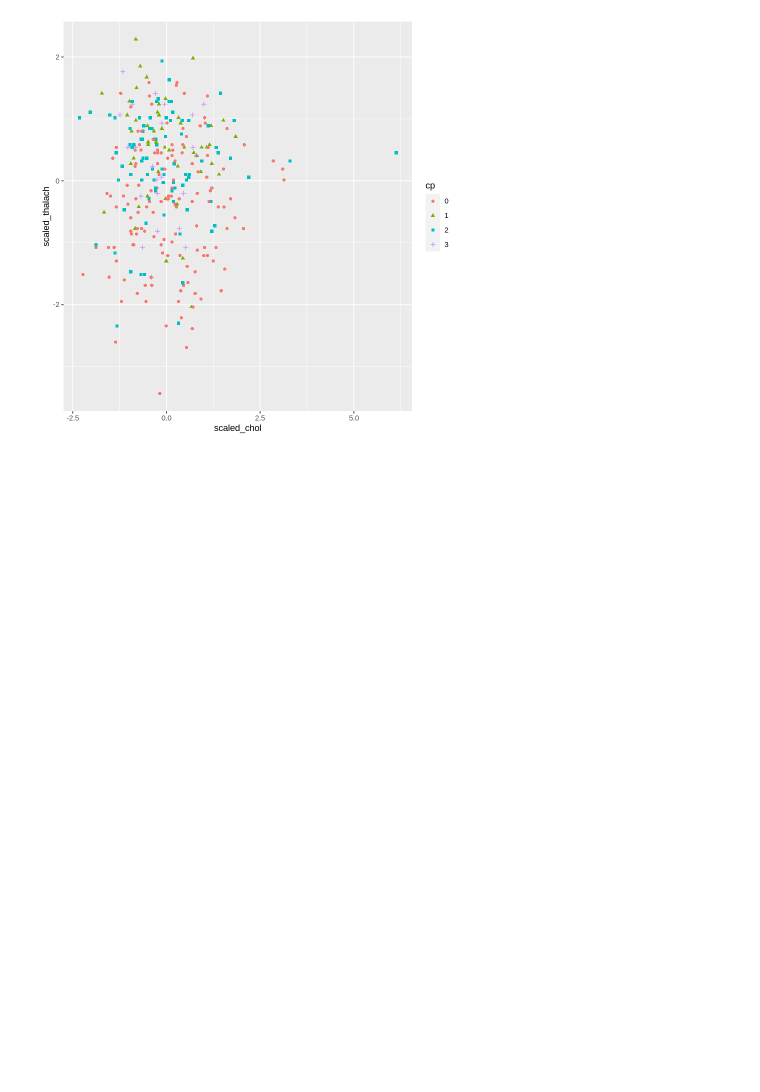
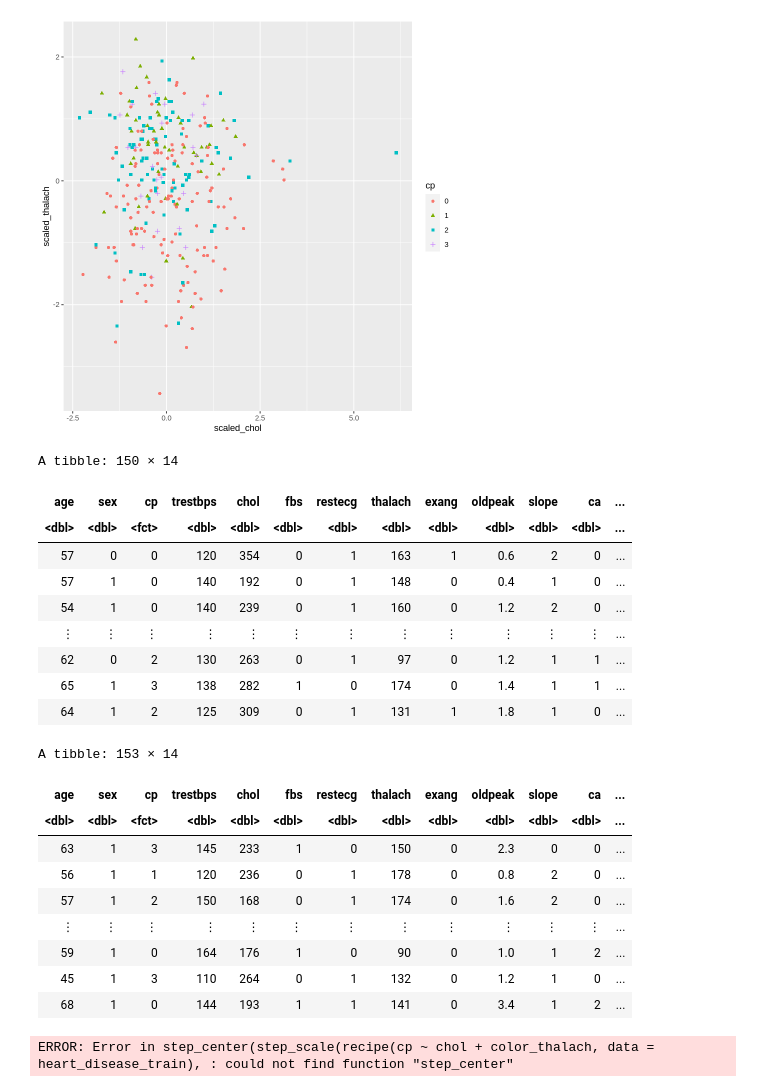
Before and after one commit to Chr1zz-D/dsci-100-demo, a Jupyter notebook: groupproposal data.ipynb, the cells around one changed output. Drawn from its saved outputs; the diff is of its cells as text; code cells hidden in the pictures; blank space fills up the shorter version.

```diff
--- a/groupproposal data.ipynb
+++ b/groupproposal data.ipynb
@@ -24,12 +27,12 @@ options(repr.matrix.max.rows = 6)
 # %%
-hear_disease<- read_csv(file = "https://raw.githubusercontent.com/Chr1zz-D/dsci-100-demo/main/heart-disease.csv")
-hear_disease <- mutate(hear_disease, cp= as_factor(cp))
-hear_disease_scaled<-hear_disease |>
+heart_disease<- read_csv(file = "https://raw.githubusercontent.com/Chr1zz-D/dsci-100-demo/main/heart-disease.csv")
+heart_disease <- mutate(heart_disease, cp= as_factor(cp))
+heart_disease_scaled<-heart_disease |>
 mutate (scaled_chol= scale(chol, center= TRUE),
        scaled_oldpeak= scale(oldpeak, center=TRUE),
        scaled_thalach=scale(thalach, center= TRUE) )
 
-hear_disease_scaled
+heart_disease_scaled
 # %% [output]
 Rows: 303 Columns: 14
 ── Column specification ────────────────────────────────────────────────────────
@@ -53,3 +56,37 @@ cp_vs_chol_plot <- ggplot(hear_disease_scaled, aes(x=scaled_chol, y=scaled_thala
 cp_vs_chol_plot
 # %% [output]
 [figure]
+# %%
+heart_disease_split <- initial_split(heart_disease, prop = 0.5, strata = cp)
+heart_disease_train <- training(heart_disease_split)
+heart_disease_test <- testing(heart_disease_split) # No Answer - remove if you provide an answer
+heart_disease_train
+heart_disease_test
+# %% [output]
+A tibble: 150 × 14
+| age | sex | cp | trestbps | chol | fbs | restecg | thalach | exang | oldpeak | slope | ca | ... |
+| <dbl> | <dbl> | <fct> | <dbl> | <dbl> | <dbl> | <dbl> | <dbl> | <dbl> | <dbl> | <dbl> | <dbl> | ... |
+| 57 | 0 | 0 | 120 | 354 | 0 | 1 | 163 | 1 | 0.6 | 2 | 0 | ... |
+| 57 | 1 | 0 | 140 | 192 | 0 | 1 | 148 | 0 | 0.4 | 1 | 0 | ... |
+| 54 | 1 | 0 | 140 | 239 | 0 | 1 | 160 | 0 | 1.2 | 2 | 0 | ... |
+| ⋮ | ⋮ | ⋮ | ⋮ | ⋮ | ⋮ | ⋮ | ⋮ | ⋮ | ⋮ | ⋮ | ⋮ | ... |
+| 62 | 0 | 2 | 130 | 263 | 0 | 1 | 97 | 0 | 1.2 | 1 | 1 | ... |
+| 65 | 1 | 3 | 138 | 282 | 1 | 0 | 174 | 0 | 1.4 | 1 | 1 | ... |
+| 64 | 1 | 2 | 125 | 309 | 0 | 1 | 131 | 1 | 1.8 | 1 | 0 | ... |
+A tibble: 153 × 14
+| age | sex | cp | trestbps | chol | fbs | restecg | thalach | exang | oldpeak | slope | ca | ... |
+| <dbl> | <dbl> | <fct> | <dbl> | <dbl> | <dbl> | <dbl> | <dbl> | <dbl> | <dbl> | <dbl> | <dbl> | ... |
+| 63 | 1 | 3 | 145 | 233 | 1 | 0 | 150 | 0 | 2.3 | 0 | 0 | ... |
+| 56 | 1 | 1 | 120 | 236 | 0 | 1 | 178 | 0 | 0.8 | 2 | 0 | ... |
+| 57 | 1 | 2 | 150 | 168 | 0 | 1 | 174 | 0 | 1.6 | 2 | 0 | ... |
+| ⋮ | ⋮ | ⋮ | ⋮ | ⋮ | ⋮ | ⋮ | ⋮ | ⋮ | ⋮ | ⋮ | ⋮ | ... |
+| 59 | 1 | 0 | 164 | 176 | 1 | 0 | 90 | 0 | 1.0 | 1 | 2 | ... |
+| 45 | 1 | 3 | 110 | 264 | 0 | 1 | 132 | 0 | 1.2 | 1 | 0 | ... |
+| 68 | 1 | 0 | 144 | 193 | 1 | 1 | 141 | 0 | 3.4 | 1 | 2 | ... |
+# %%
+heart_disease_recipe <- recipe(cp ~ chol + color_thalach , data = heart_disease_train) |>
+step_scale(all_predictors()) |>
+step_center(all_predictors())
+heart_disease_recipe
+# %% [output]
+ERROR: Error in step_center(step_scale(recipe(cp ~ chol + color_thalach, data = heart_disease_train), : could not find function "step_center"
```
Also changed, not shown: parts of 2 cells of this notebook.
